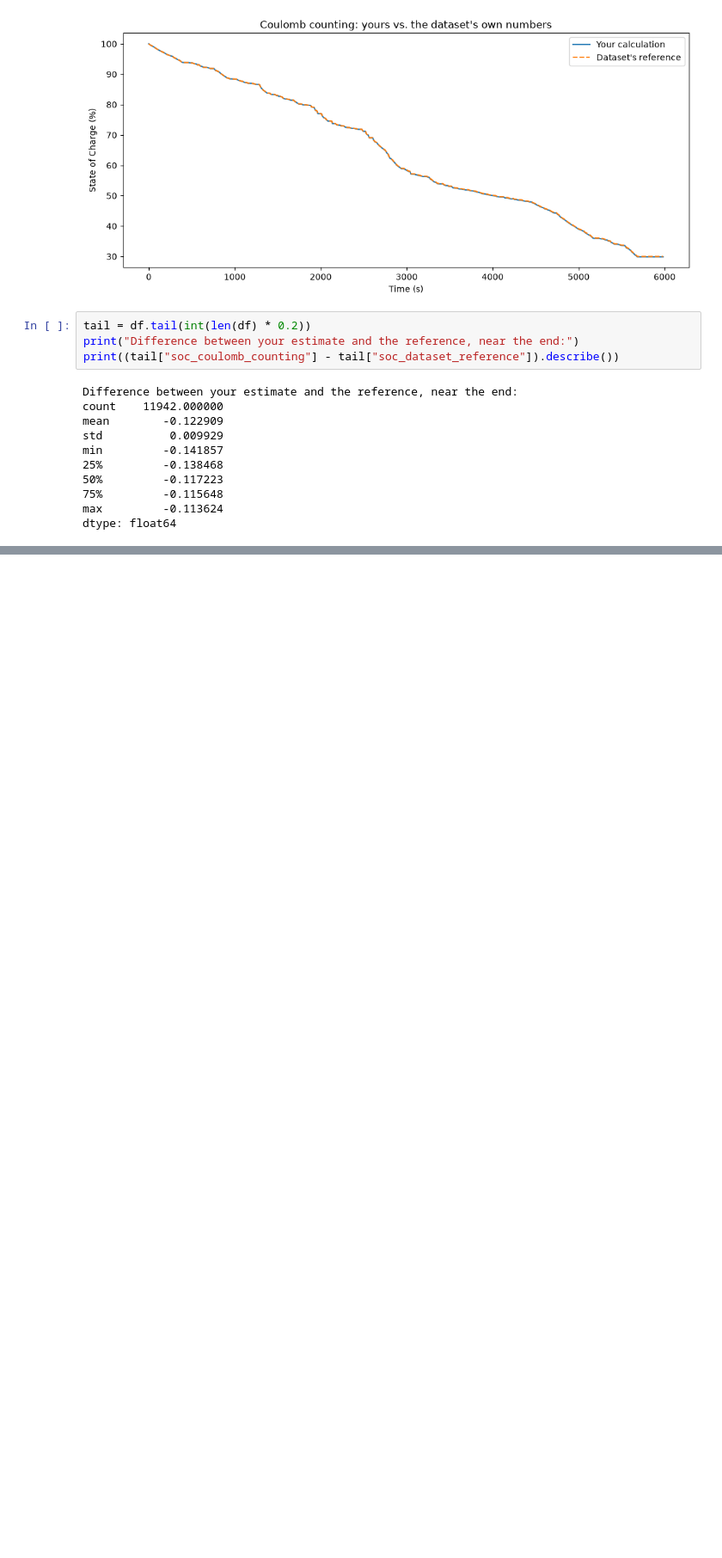
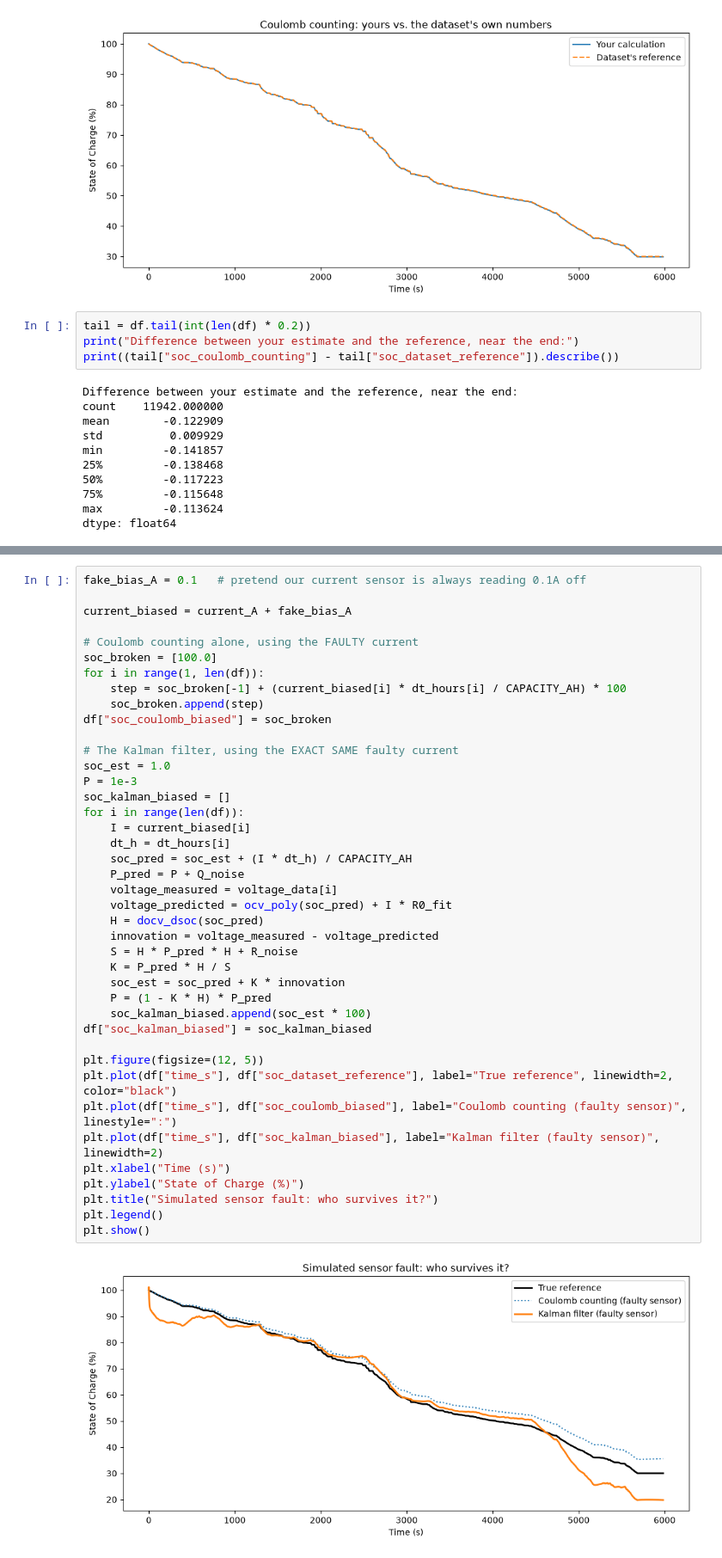
Before and after one commit to dibyashreesahu/ev-battery-soc-estimator, a Jupyter notebook: 01_explore_data.ipynb, the cells around one changed output, grey strips where cells are left out. Shown at 86% size. Saved outputs shown, nothing was run; the diff lists cells and outputs as text; blank space fills up the shorter version.

```diff
--- a/01_explore_data.ipynb
+++ b/01_explore_data.ipynb
@@ -119,0 +198,43 @@ dtype: float64
+# %%
+fake_bias_A = 0.1   # pretend our current sensor is always reading 0.1A off
+
+current_biased = current_A + fake_bias_A
+
+# Coulomb counting alone, using the FAULTY current
+soc_broken = [100.0]
+for i in range(1, len(df)):
+    step = soc_broken[-1] + (current_biased[i] * dt_hours[i] / CAPACITY_AH) * 100
+    soc_broken.append(step)
+df["soc_coulomb_biased"] = soc_broken
+
+# The Kalman filter, using the EXACT SAME faulty current
+soc_est = 1.0
+P = 1e-3
+soc_kalman_biased = []
+for i in range(len(df)):
+    I = current_biased[i]
+    dt_h = dt_hours[i]
+    soc_pred = soc_est + (I * dt_h) / CAPACITY_AH
+    P_pred = P + Q_noise
+    voltage_measured = voltage_data[i]
+    voltage_predicted = ocv_poly(soc_pred) + I * R0_fit
+    H = docv_dsoc(soc_pred)
+    innovation = voltage_measured - voltage_predicted
+    S = H * P_pred * H + R_noise
+    K = P_pred * H / S
+    soc_est = soc_pred + K * innovation
+    P = (1 - K * H) * P_pred
+    soc_kalman_biased.append(soc_est * 100)
+df["soc_kalman_biased"] = soc_kalman_biased
+
+plt.figure(figsize=(12, 5))
+plt.plot(df["time_s"], df["soc_dataset_reference"], label="True reference", linewidth=2, color="black")
+plt.plot(df["time_s"], df["soc_coulomb_biased"], label="Coulomb counting (faulty sensor)", linestyle=":")
+plt.plot(df["time_s"], df["soc_kalman_biased"], label="Kalman filter (faulty sensor)", linewidth=2)
+plt.xlabel("Time (s)")
+plt.ylabel("State of Charge (%)")
+plt.title("Simulated sensor fault: who survives it?")
+plt.legend()
+plt.show()
+# %% [output]
+[figure, added]
```
Also changed, not shown: parts of 3 cells of this notebook.
